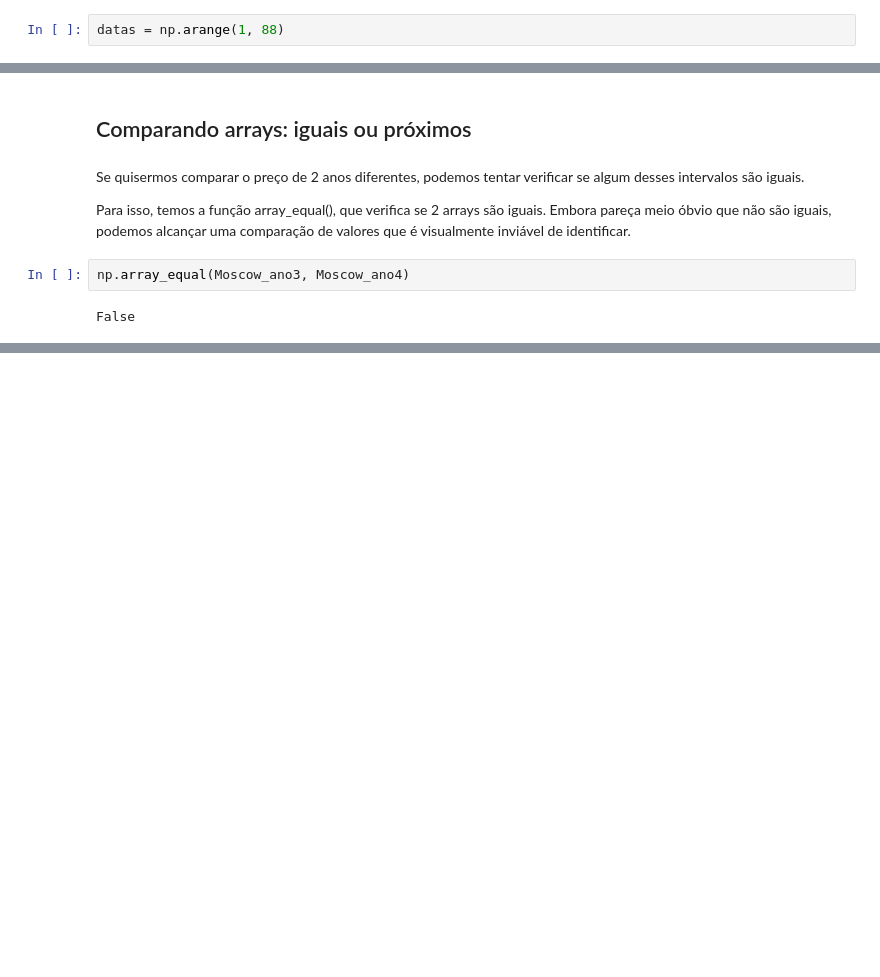
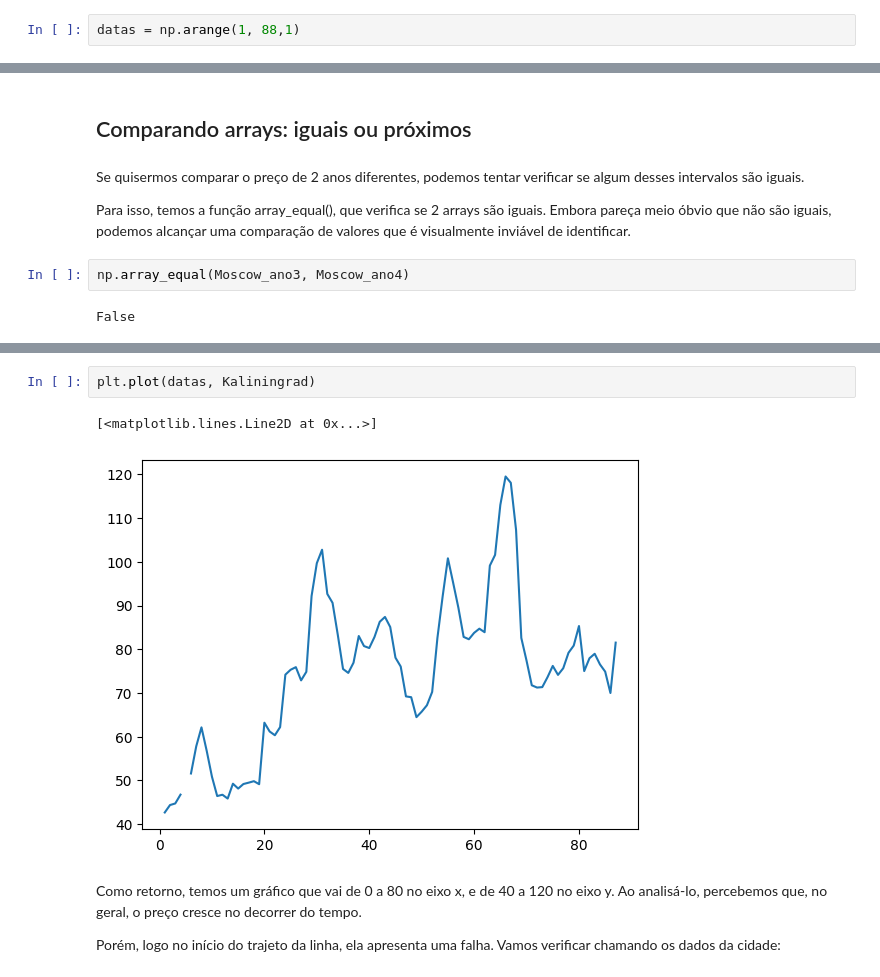
Before and after one commit to orlandojsjunior/Python_para_Data_Science-NumPy, a Jupyter notebook: Numpy.ipynb, the cells around one changed output, grey strips where cells are left out. Drawn from its saved outputs; the diff is of its cells as text; blank space fills up the shorter version.

```diff
--- a/Numpy.ipynb
+++ b/Numpy.ipynb
@@ -148,7 +148,7 @@ array([ 1.2013,  2.2013,  3.2013,  4.2013,  5.2013,  6.2013,  7.2013,
         6.2019,  7.2019,  8.2019,  9.2019, 10.2019, 11.2019, 12.2019,
         1.202 ,  2.202 ,  3.202 ])
 # %%
-datas = np.arange(1, 88)
+datas = np.arange(1, 88,1)
 # %%
 plt.plot(datas,precos[:,0])
 # %% [output]
@@ -239,0 +255,9 @@ False
+# %%
+plt.plot(datas, Kaliningrad)
+# %% [output]
+[<matplotlib.lines.Line2D at 0x...>]
+[figure, added]
+# %% [markdown]
+Como retorno, temos um gráfico que vai de 0 a 80 no eixo x, e de 40 a 120 no eixo y. Ao analisá-lo, percebemos que, no geral, o preço cresce no decorrer do tempo.
+
+Porém, logo no início do trajeto da linha, ela apresenta uma falha. Vamos verificar chamando os dados da cidade:
```
Also changed, not shown: parts of 22 cells of this notebook.
